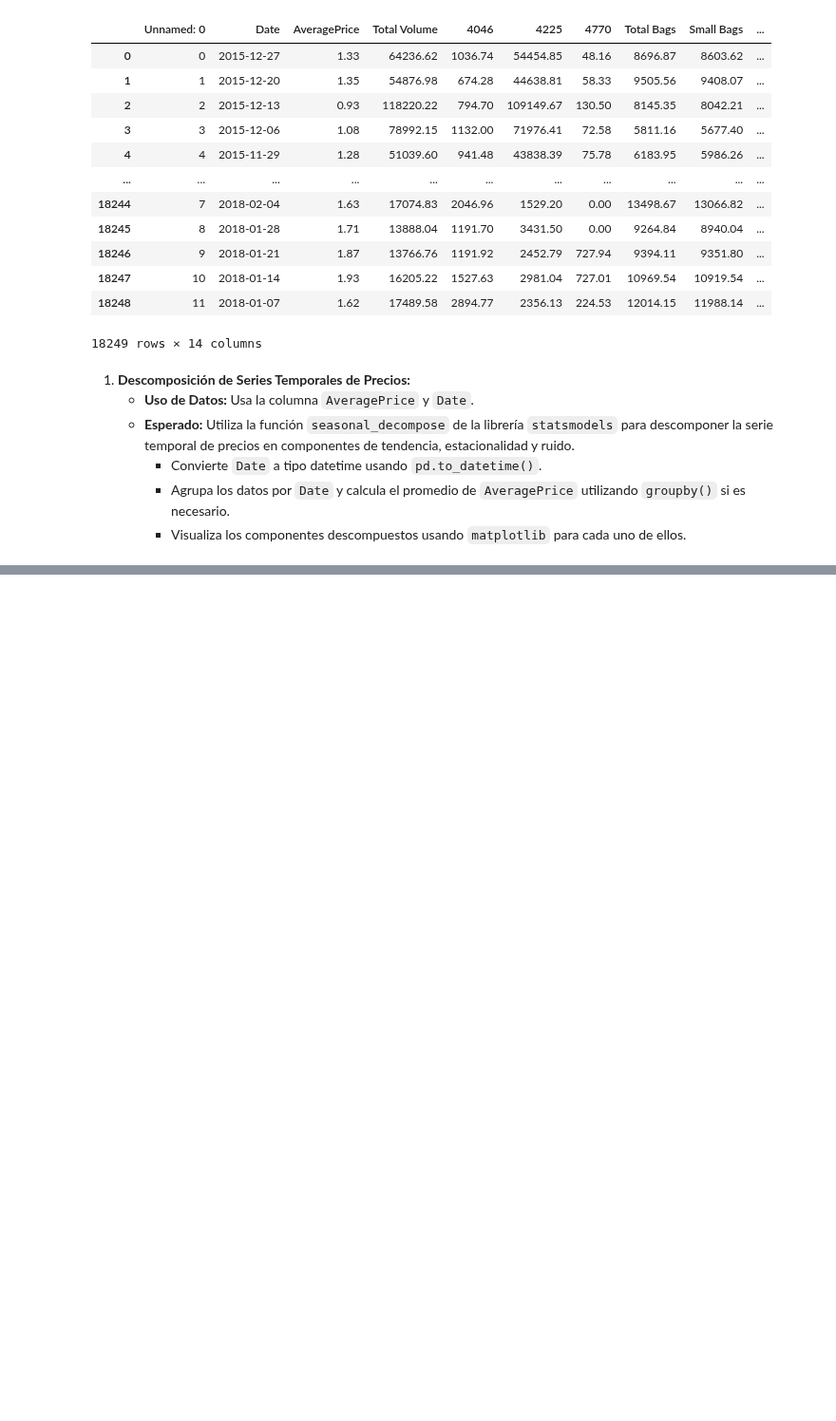
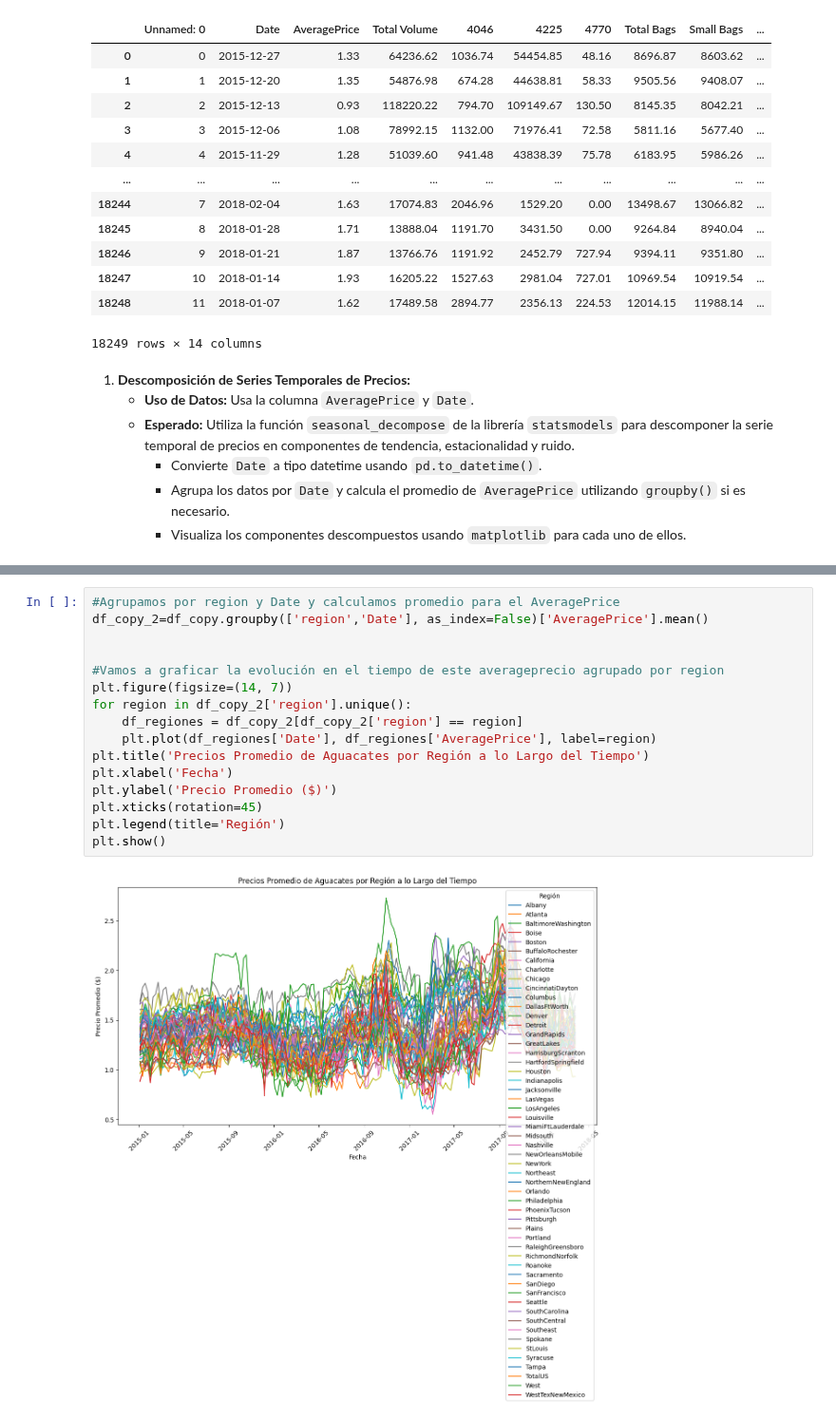
Before and after one commit to albagd77/MAGic-Avocado-TP1, a Jupyter notebook: 01_series_temporales.ipynb, the cells around one changed output, grey strips where cells are left out. Shown at 95% size. Saved outputs shown, nothing was run; the diff lists cells and outputs as text; blank space fills up the shorter version.

```diff
--- a/01_series_temporales.ipynb
+++ b/01_series_temporales.ipynb
@@ -32,0 +137,18 @@ df
+# %%
+#Agrupamos por region y Date y calculamos promedio para el AveragePrice
+df_copy_2=df_copy.groupby(['region','Date'], as_index=False)['AveragePrice'].mean()
+
+
+#Vamos a graficar la evolución en el tiempo de este averageprecio agrupado por region
+plt.figure(figsize=(14, 7))
+for region in df_copy_2['region'].unique():
+    df_regiones = df_copy_2[df_copy_2['region'] == region]
+    plt.plot(df_regiones['Date'], df_regiones['AveragePrice'], label=region)
+plt.title('Precios Promedio de Aguacates por Región a lo Largo del Tiempo')
+plt.xlabel('Fecha')
+plt.ylabel('Precio Promedio ($)')
+plt.xticks(rotation=45)
+plt.legend(title='Región')
+plt.show()
+# %% [output]
+[figure, added]
```
Also changed, not shown: parts of 11 cells of this notebook.
